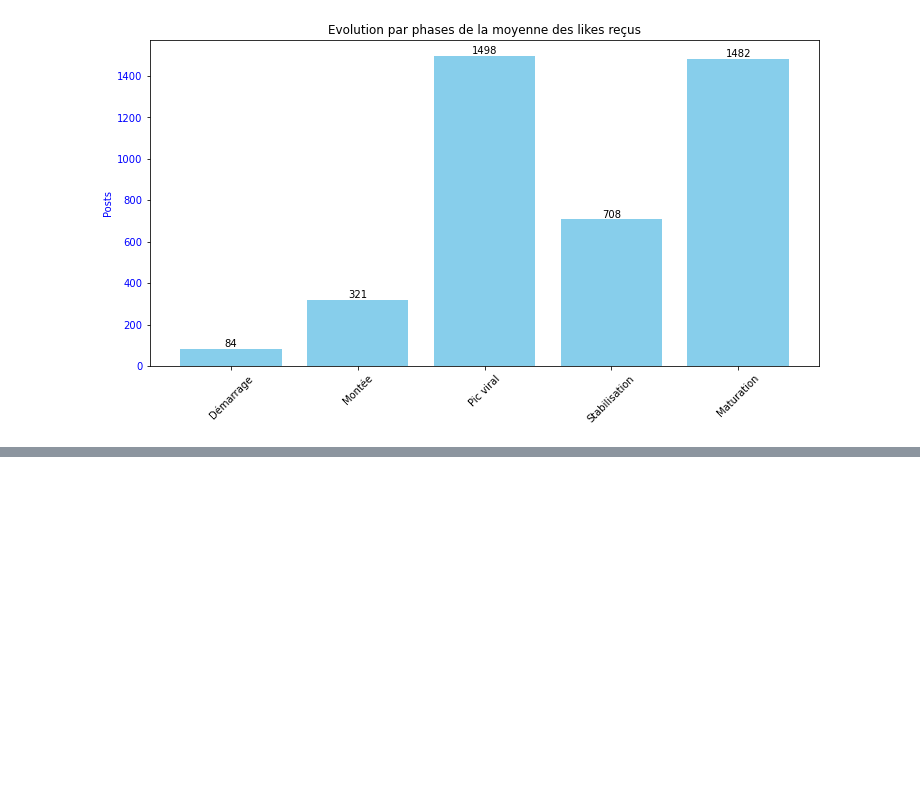
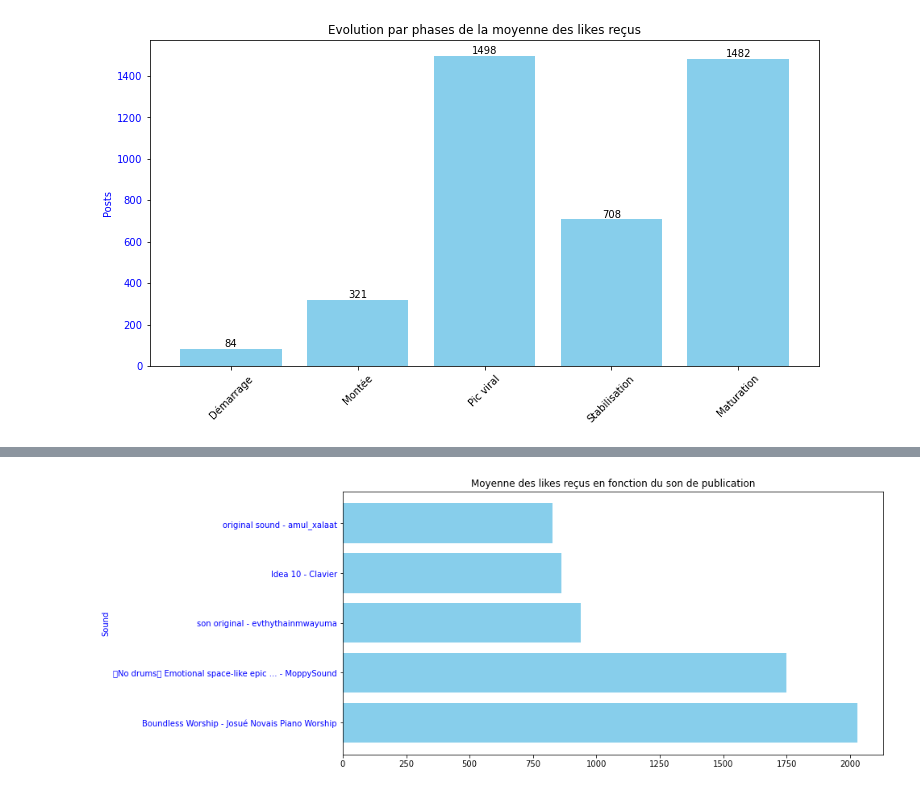
Before and after one commit to misterelgo/Amul_Xalaat_Growth_BI_Analytics, a Jupyter notebook: notebooks/03_exploratory_data_analysis.ipynb, the cells around one changed output, grey strips where cells are left out. Saved outputs shown, nothing was run; the diff lists cells and outputs as text; code cells hidden in the pictures; blank space fills up the shorter version.

```diff
--- a/notebooks/03_exploratory_data_analysis.ipynb
+++ b/notebooks/03_exploratory_data_analysis.ipynb
@@ -287,0 +462,8 @@ plt.show()
+# %%
+# Agregation sur le son de publication
+df_sound = df_videos.groupby('Sound').agg(
+    nb_posts = ('Sound', 'count'),
+    total_likes = ('Likes', 'sum'),
+    moyenne_likes = ('Likes', 'mean'),
+).reset_index()
+df_sound
@@ -287,0 +486,4 @@ plt.show()
+# %%
+df_sound_use_more_than_3_times = df_sound[df_sound['nb_posts'] > 3]
+df_sound_use_more_than_3_times = df_sound_use_more_than_3_times.sort_values('moyenne_likes', ascending=False).reset_index()
+df_sound_use_more_than_3_times
@@ -287,0 +497,11 @@ plt.show()
+# %%
+fig, ax = plt.subplots(figsize=(12, 6))
+bars = ax.barh(df_sound_use_more_than_3_times['Sound'], df_sound_use_more_than_3_times['moyenne_likes'], color='skyblue', label='Volume')
+ax.set_ylabel('Sound', color='blue')
+ax.tick_params(axis='y', labelcolor='blue')
+# Add the labels
+plt.title('Moyenne des likes reçus en fonction du son de publication')
+plt.savefig('outputs/sound_performance.png', dpi=150, bbox_inches='tight')
+plt.show()
+# %% [output]
+[figure, added]
```
Also changed, not shown: parts of 26 cells of this notebook, 3 other files.
